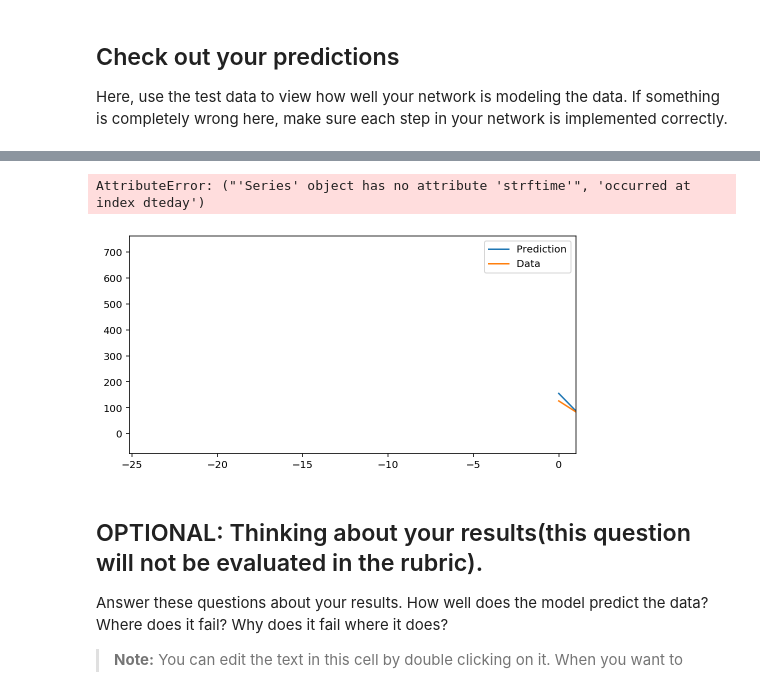
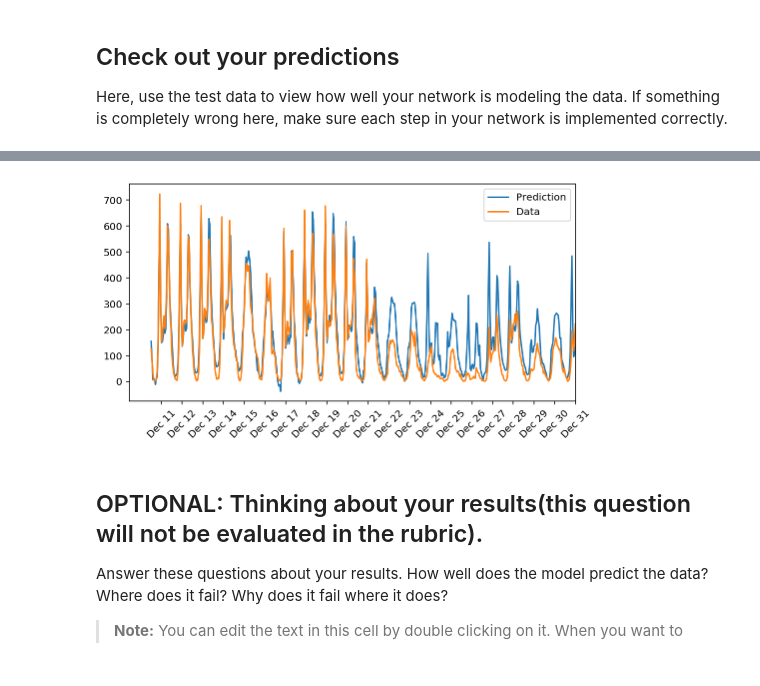
Before and after one commit to FabienDanieau/deep-learning-v2-pytorch, a Jupyter notebook: project-bikesharing/Predicting_bike_sharing_data.ipynb, the cells around one changed output, grey strips where cells are left out. Cells and saved outputs as stored; diff of their text form; code cells hidden in the pictures.

```diff
--- a/project-bikesharing/Predicting_bike_sharing_data.ipynb
+++ b/project-bikesharing/Predicting_bike_sharing_data.ipynb
@@ -257,14 +257,3 @@ _ = plt.ylim()
 ## Check out your predictions
 
 Here, use the test data to view how well your network is modeling the data. If something is completely wrong here, make sure each step in your network is implemented correctly.
-# %%
-dates = pd.to_datetime(rides.ix[test_data.index]['dteday'])
-dates = dates.apply(lambda d: d.strftime('%b %d'))
-print(dates)
-d = rides.ix[test_data.index]['dteday']
-print(d)
-#print(test_data.index)
-d2 = rides.loc[test_data.index,['dteday']]
-d2 = pd.to_datetime(d2.astype('datetime64[ns]'))
-d2 = d2.apply(lambda d: d.strftime('%b %d'))
-print(d2)
@@ -304,21 +260,20 @@ ValueError: to assemble mappings requires at least that [year, month, day] be sp
 # %%
 fig, ax = plt.subplots(figsize=(8,4))
 
 mean, std = scaled_features['cnt']
 predictions = network.run(test_features).T*std + mean
 ax.plot(predictions[0], label='Prediction')
 ax.plot((test_targets['cnt']*std + mean).values, label='Data')
 ax.set_xlim(right=len(predictions))
 ax.legend()
 
-# dates = pd.to_datetime(rides.ix[test_data.index]['dteday'])
 dates = rides.loc[test_data.index,['dteday']]
+dates = pd.to_datetime(d2['dteday'].astype('datetime64[ns]'))
 dates = dates.apply(lambda d: d.strftime('%b %d'))
 ax.set_xticks(np.arange(len(dates))[12::24])
 _ = ax.set_xticklabels(dates[12::24], rotation=45)
 # %% [output]
-AttributeError: ("'Series' object has no attribute 'strftime'", 'occurred at index dteday')
-[figure, old version]
+[figure, new version]
 # %% [markdown]
 ## OPTIONAL: Thinking about your results(this question will not be evaluated in the rubric).
 
```
Also changed, not shown: parts of 1 cell of this notebook.
